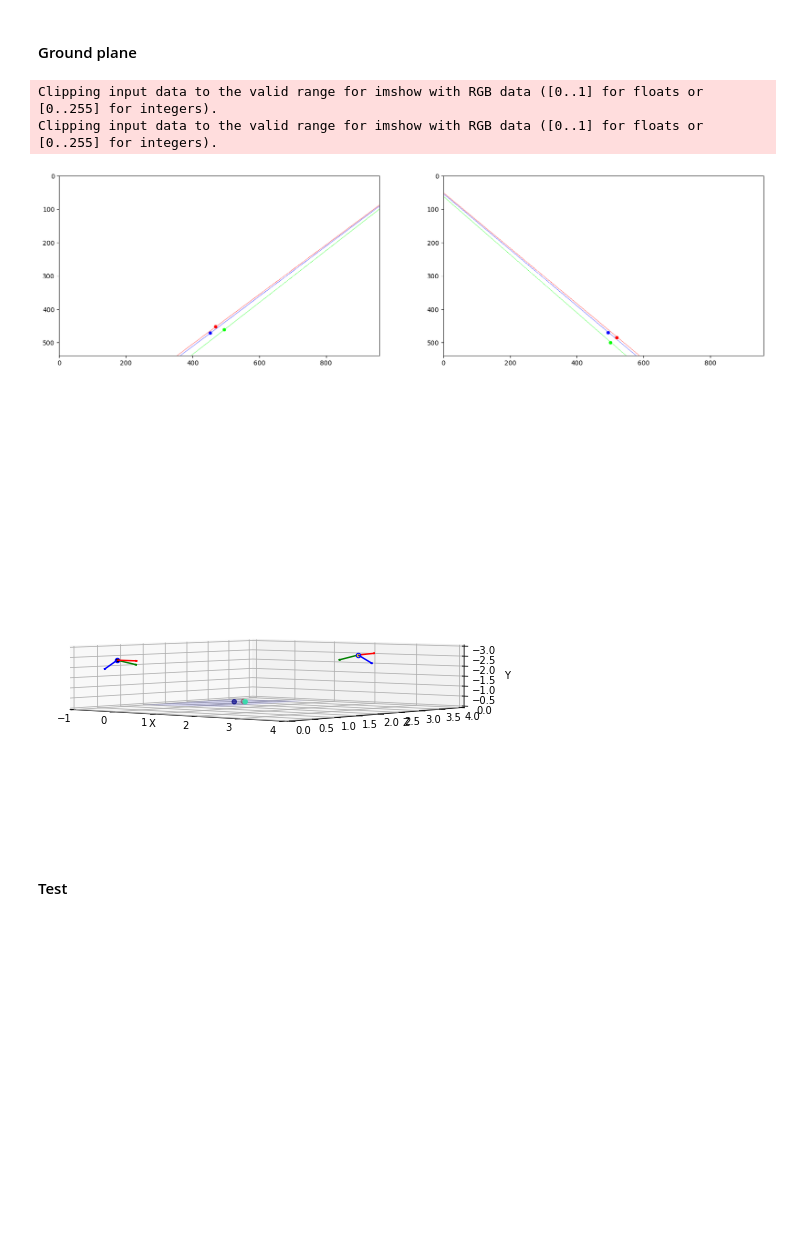
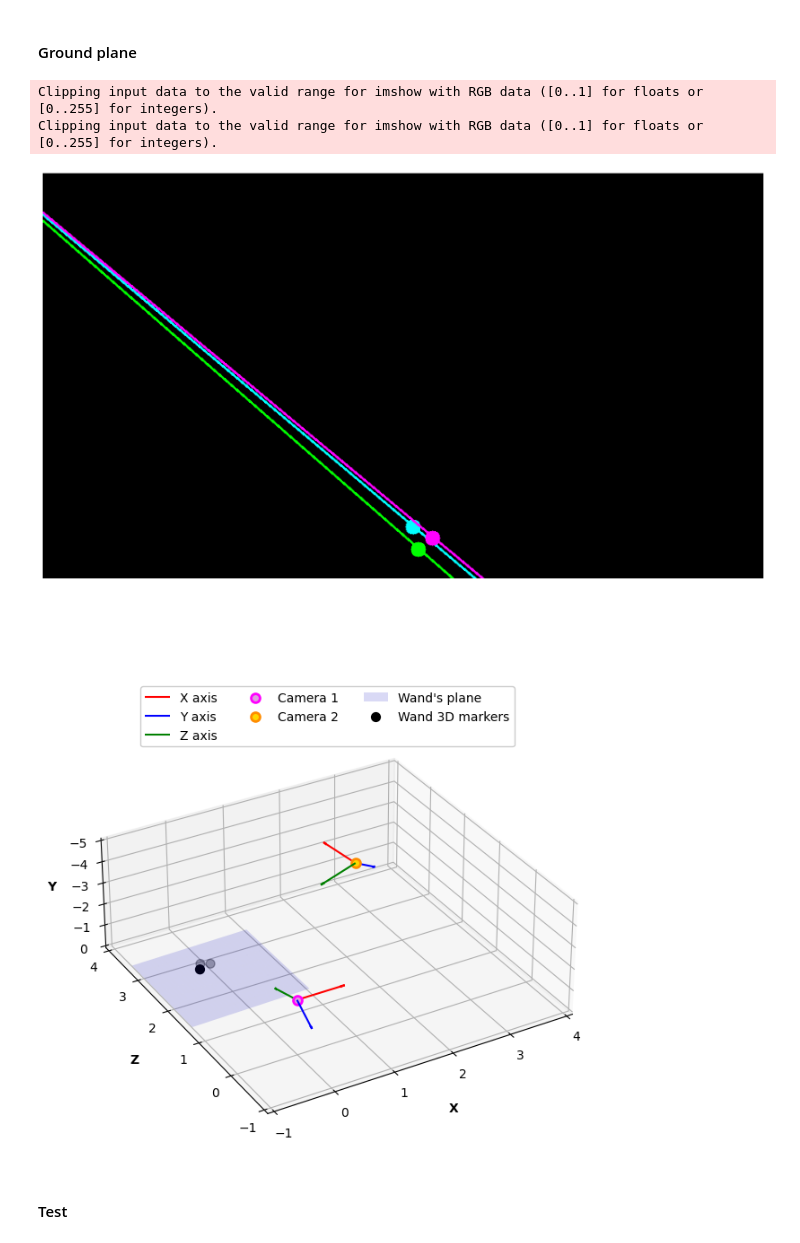
Before and after one commit to debOliveira/MoCapRasp, a Jupyter notebook: central/debugOnline.ipynb, the cells around one changed output. Drawn from its saved outputs; the diff is of its cells as text; code cells hidden in the pictures; blank space fills up the shorter version.

```diff
--- a/central/debugOnline.ipynb
+++ b/central/debugOnline.ipynb
@@ -471,15 +471,15 @@ def drawlines(img1,img2,lines,pts1,pts2):
     r,c = img1.shape
     img1 = cvtColor(img1.astype('float32'),COLOR_GRAY2RGB)
     img2 = cvtColor(img2.astype('float32'),COLOR_GRAY2RGB)
-    listColors = [(0,0,255),(0,255,0),(255,0,0),(255,0,255)]
+    listColors = [(0,255,255),(0,255,0),(255,0,255),(255,0,255)]
     i = 0
     for r,pt1,pt2 in zip(lines,pts1,pts2):
         color = listColors[i]
         x0,y0 = map(int, [0, -r[2]/r[1] ])
         x1,y1 = map(int, [c, -(r[2]+r[0]*c)/r[1] ])
-        img1 = line(img1, (x0,y0), (x1,y1), color,1)
-        img1 = circle(img1,tuple(pt1),5,color,-1)
-        img2 = circle(img2,tuple(pt2),5,color,-1)
+        img1 = line(img1, (x0,y0), (x1,y1), color,2)
+        img1 = circle(img1,tuple(pt1),10,color,-1)
+        img2 = circle(img2,tuple(pt2),10,color,-1)
         i+=1
     return img1,img2
 
@@ -501,37 +501,42 @@ while i!=dfCSV.shape[0]:
     idx = int(line[8])
     # get points
     undCoord,time,imgNumber = line[0:6].reshape(-1,2),line[6],line[7]
     # save points
     if not counter[idx]: dfOrig[idx] = np.hstack((undCoord.reshape(6),time))
     # update variables
     i+=1
     counter[idx]+=1
     # do I have enough points?
     if np.all(counter>1): break
 
 pts1,pts2,orderSecondFrame = np.int32(dfOrig[0][0:6].reshape(-1,2)),np.int32(dfOrig[1][0:6].reshape(-1,2)),[]
 # choose order per epiline
 for i in range(3):
     epiline,dist,k = getEpilineCoef(pts1[i],F),[],0
     orderSecondFrame.append(np.argmin(getDistance2Line(epiline,pts2)))
 pts2 = np.copy(pts2[orderSecondFrame])
 # verbose
 from cv2 import line
-img1,img2 = np.ones((540,960))*255,np.ones((540,960))*255
+img1,img2 = np.zeros((540,960)),np.zeros((540,960))
 lines1 = computeCorrespondEpilines(pts2.reshape(-1,1,2), 2,F)
 lines1 = lines1.reshape(-1,3)
 img5,_ = drawlines(img1,img2,lines1,pts1,pts2)
 lines2 = computeCorrespondEpilines(pts1.reshape(-1,1,2), 1,F)
 lines2 = lines2.reshape(-1,3)
 img3,_ = drawlines(img2,img1,lines2,pts2,pts1)
 plt.figure(figsize=(20, 16),dpi=100)
-plt.subplot(121),plt.imshow(img5)
-plt.subplot(122),plt.imshow(img3)
+plt.imshow(img5)
+plt.axis('off')
+#plt.savefig('epi1.png', bbox_inches='tight')
+plt.imshow(img3)
+plt.axis('off')
+#plt.savefig('epi2.png', bbox_inches='tight')
+
 plt.show()
 # %% [output]
 Clipping input data to the valid range for imshow with RGB data ([0..1] for floats or [0..255] for integers).
 Clipping input data to the valid range for imshow with RGB data ([0..1] for floats or [0..255] for integers).
-[figure, old version]
+[figure, new version]
 # %%
 # tiangulate
 P1,P2 = np.hstack((cameraMatrix_cam1, [[0.], [0.], [0.]])),np.matmul(cameraMatrix_cam2, np.hstack((R, t.T)))
@@ -557,16 +562,16 @@ newPlane = np.array([A,B,C])
 # tiangulate
 points3dNew = points3d*lamb/100
 # configure 3d map
-fig = plt.figure(figsize=(8, 8))
+fig = plt.figure(figsize=(8, 8),dpi=100)
 ax = plt.axes(projection='3d')
 ax.set_xlim(-1, 4)
-ax.set_zlim(-3, 0)
-ax.set_ylim(0, 4)
-ax.set_xlabel('X')
-ax.set_ylabel('Z')
-ax.set_zlabel('Y')
+ax.set_zlim(-5, 0)
+ax.set_ylim(-1, 4)
+ax.set_xlabel('X', fontweight='bold',labelpad=15)
+ax.set_ylabel('Z', fontweight='bold',labelpad=15)
+ax.set_zlabel('Y', fontweight='bold',labelpad=5)
 # plot first camera
-scale = 0.5
+scale = 0.8
 cam1Pts = np.array([[0,d/b,0],
                     [scale, 0, 0],
                     [0, scale, 0],
@@ -576,10 +581,10 @@ cam1PtsNew = np.matmul(R_plane,cam1Pts.T).T
 zDisplacement = cam1PtsNew[0,2]
 cam1Root+=[0,0,-zDisplacement]
 x,y,z=x/np.linalg.norm(x)*scale,y/np.linalg.norm(y)*scale,z/np.linalg.norm(z)*scale
-ax.quiver(cam1Root[0],cam1Root[2],cam1Root[1],x[0],x[2],x[1], arrow_length_ratio=0.1, edgecolors="r")
-ax.quiver(cam1Root[0],cam1Root[2],cam1Root[1],y[0],y[2],y[1], arrow_length_ratio=0.1, edgecolors="b")
-ax.quiver(cam1Root[0],cam1Root[2],cam1Root[1],z[0],z[2],z[1], arrow_length_ratio=0.1, edgecolors="g")
-ax.scatter(cam1Root[0],cam1Root[2],cam1Root[1], edgecolor="blue", facecolor="black")
+ax.quiver(cam1Root[0],cam1Root[2],cam1Root[1],x[0],x[2],x[1], arrow_length_ratio=0.1, edgecolors="r", label = 'X axis')
+ax.quiver(cam1Root[0],cam1Root[2],cam1Root[1],y[0],y[2],y[1], arrow_length_ratio=0.1, edgecolors="b", label = 'Y axis')
+ax.quiver(cam1Root[0],cam1Root[2],cam1Root[1],z[0],z[2],z[1], arrow_length_ratio=0.1, edgecolors="g", label = 'Z axis')
+ax.scatter(cam1Root[0],cam1Root[2],cam1Root[1], s=50, edgecolor="fuchsia", facecolor="plum", linewidth=2, label = 'Camera 1')
 # plot second camera
 x,y,z = np.array([scale, 0, 0]), np.array([0, scale, 0]),np.array([0, 0, scale])
 x,y,z = np.matmul(R.T, x),np.matmul(R.T, y),np.matmul(R.T, z)
@@ -592,23 +597,26 @@ x,y,z=x/np.linalg.norm(x)*scale,y/np.linalg.norm(y)*scale,z/np.linalg.norm(z)*sc
 ax.quiver(cam2Root[0],cam2Root[2],cam2Root[1],x[0],x[2],x[1], arrow_length_ratio=0.1, edgecolors="r")
 ax.quiver(cam2Root[0],cam2Root[2],cam2Root[1],y[0],y[2],y[1], arrow_length_ratio=0.1, edgecolors="b")
 ax.quiver(cam2Root[0],cam2Root[2],cam2Root[1],z[0],z[2],z[1], arrow_length_ratio=0.1, edgecolors="g")
-ax.scatter(cam2Root[0],cam2Root[2],cam2Root[1], edgecolor="blue", facecolor="gold")
+ax.scatter(cam2Root[0],cam2Root[2],cam2Root[1], s=50, edgecolor="darkorange", facecolor="gold", linewidth=2,  label = 'Camera 2')
 # new plane
-points3dNew = np.matmul(R_plane,points3dNew.T+np.array([[0],[d/b],[0]])).T
-ax.scatter(points3dNew[:, 0], points3dNew[:, 2]-zDisplacement, points3dNew[:, 1], c=points3dNew[:, 2], cmap=cmhot)
 x,z = np.linspace(-1,1,30),np.linspace(3,5,10)
 X,Z = np.meshgrid(x,z)
 Y=(-newPlane[0]*X -newPlane[2]*Z)/newPlane[1]
-surf = ax.plot_surface(X,Z-zDisplacement,Y,color='b',alpha=.15)
+surf = ax.plot_surface(X,Z-zDisplacement,Y,color='b',alpha=.15,label="Wand's plane")
+surf._facecolors2d = surf._facecolor3d
+surf._edgecolors2d = surf._edgecolor3d
+points3dNew = np.matmul(R_plane,points3dNew.T+np.array([[0],[d/b],[0]])).T
+ax.scatter(points3dNew[:, 0], points3dNew[:, 2]-zDisplacement, points3dNew[:, 1], color='black',s = 50,label='Wand 3D markers')
 # axis setup
-cmhot = plt.get_cmap("jet")
-ax.view_init(elev=1, azim=-50)
+ax.view_init(elev=30, azim=-120)
+plt.legend(ncol=3,loc ='center',edgecolor='silver', bbox_to_anchor=(0.5, 0.8))
 plt.gca().invert_zaxis()
-ax.get_proj = lambda: np.dot(Axes3D.get_proj(ax), np.diag([1., 1., .3, 1.]))
+ax.get_proj = lambda: np.dot(Axes3D.get_proj(ax), np.diag([1., 1., .5, 1.]))
+#plt.savefig('withRot_2.png', bbox_inches='tight')
 plt.draw()
 plt.show()
 # %% [output]
-[figure, old version]
+[figure, new version]
 # %% [markdown]
 #### Test
 # %%
```
Also changed, not shown: parts of 12 cells of this notebook.
